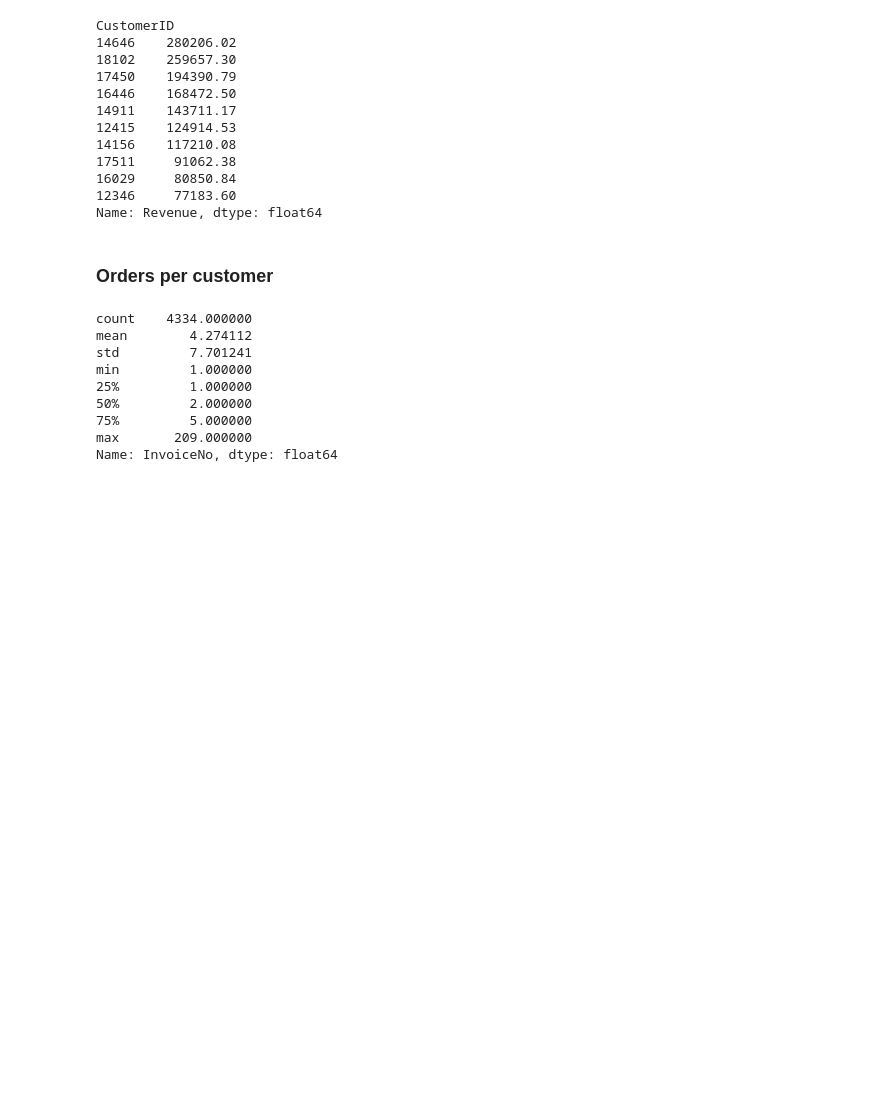
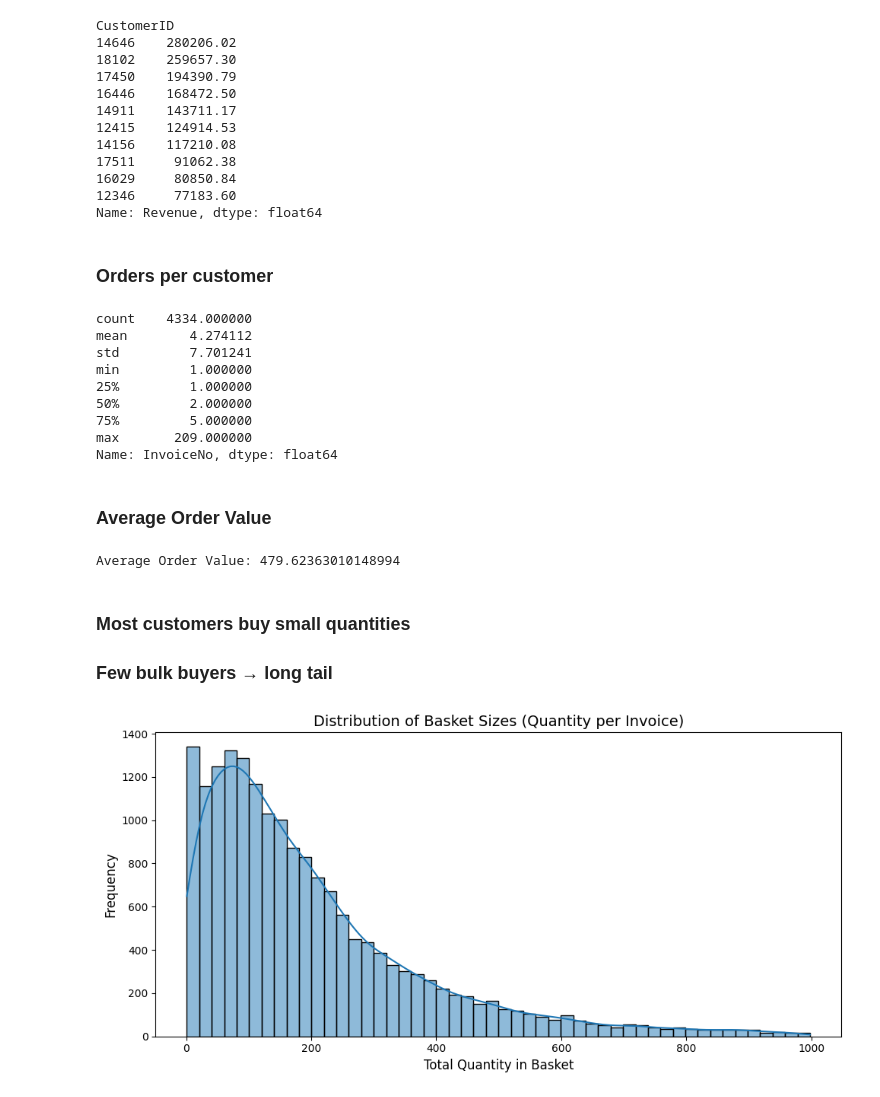
Before and after one commit to Betina-Kuriakose/FUTURE_DS_01, a Jupyter notebook: src/analysis.ipynb, the cells around one changed output. Drawn from its saved outputs; the diff is of its cells as text; code cells hidden in the pictures; blank space fills up the shorter version.

```diff
--- a/src/analysis.ipynb
+++ b/src/analysis.ipynb
@@ -312,3 +330,29 @@ min         1.000000
 75%         5.000000
 max       209.000000
 Name: InvoiceNo, dtype: float64
+# %% [markdown]
+### Average Order Value
+# %%
+avg_order_value = data.groupby('InvoiceNo')['Revenue'].sum().mean()
+
+print("Average Order Value:", avg_order_value)
+# %% [output]
+Average Order Value: 479.62363010148994
+# %% [markdown]
+### Most customers buy small quantities
+### Few bulk buyers → long tail
+# %%
+basket_sizes = data.groupby('InvoiceNo')['Quantity'].sum()
+
+# remove extreme outliers for better visualization
+filtered_basket = basket_sizes[basket_sizes < 1000]
+
+plt.figure(figsize=(10, 5))
+sns.histplot(filtered_basket, bins=50, kde=True)
+plt.title('Distribution of Basket Sizes (Quantity per Invoice)', fontsize=14)
+plt.xlabel('Total Quantity in Basket', fontsize=12)
+plt.ylabel('Frequency', fontsize=12)
+plt.tight_layout()
+plt.show()
+# %% [output]
+[figure, added]
```
Also changed, not shown: parts of 2 cells of this notebook.
